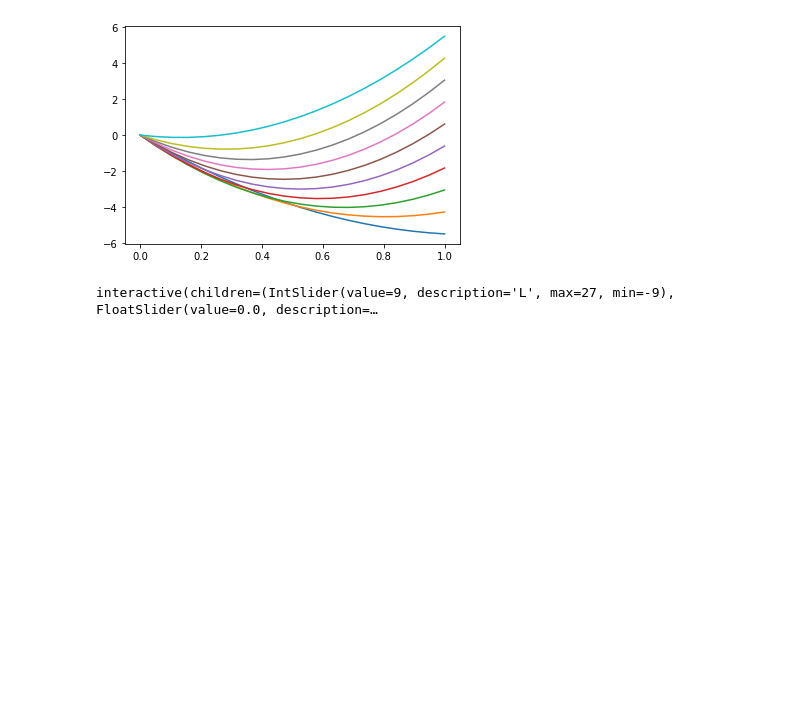
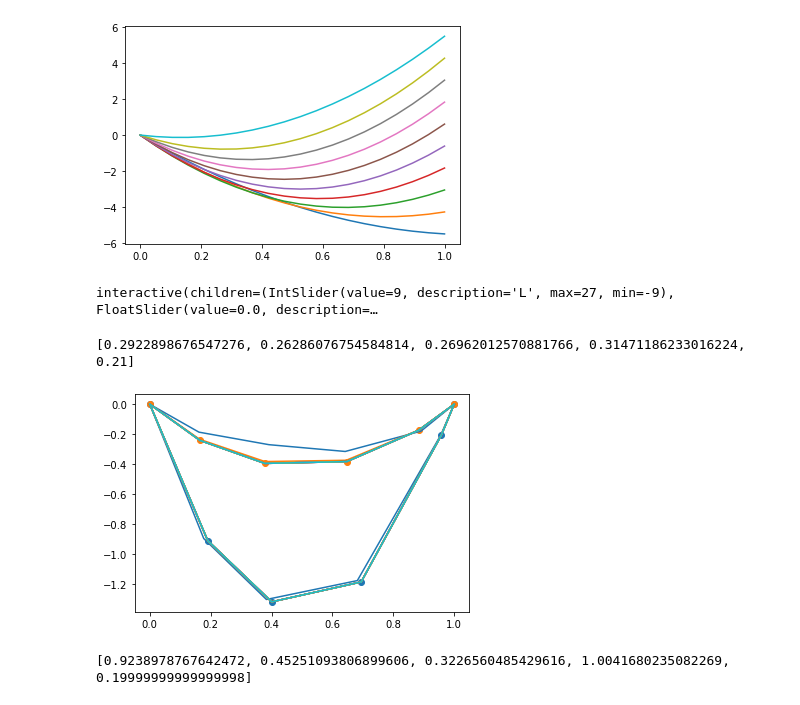
Before and after one commit to tunnelvr/tunnelvr, a Jupyter notebook: utilities/ropehangpolyapproximation.ipynb, the cells around one changed output. Cells and saved outputs as stored; diff of their text form; code cells hidden in the pictures; blank space fills up the shorter version.

```diff
--- a/utilities/ropehangpolyapproximation.ipynb
+++ b/utilities/ropehangpolyapproximation.ipynb
@@ -107,0 +140,49 @@ interactive(children=(IntSlider(value=9, description='L', max=27, min=-9), Float
+# %%
+from matplotlib import pyplot as plt
+
+ropeseglen = 0.21
+verletfriction = 0.9
+verletgravity = P2(0,-0.5)
+nverts = [ P2(x/5,0)  for x in range(0,6) ]
+old_nverts = nverts.copy()
+
+def verletprojstep():
+    for i in range(1, len(nverts)-1):
+        nvec = nverts[i] - old_nverts[i]
+        old_nverts[i] = nverts[i]
+        nverts[i] += nvec*verletfriction + verletgravity
+
+def verletpullstep():
+    for i in range(1, len(nverts)):
+        vec = nverts[i] - nverts[i-1]
+        vecleng = vec.Len()
+
+        h = 1.0 - ropeseglen/vecleng
+        if i == len(nverts)-1:
+            nverts[i-1] = nverts[i-1] + h*vec
+        elif i-1 == 0:
+            nverts[i] = nverts[i] - h*vec
+        else:
+            nverts[i-1] = nverts[i-1] + (h/2)*vec
+            nverts[i] = nverts[i] - (h/2)*vec
+
+
+
+for k in range(2):
+    for i in range(10):
+        for j in range(10):
+            verletprojstep()
+            verletpullstep()
+        plt.plot([v.u for v in nverts], [v.v for v in nverts])
+    verletgravity *= 0.1
+    plt.scatter([v.u for v in nverts], [v.v for v in nverts])
+
+
+print([(a-b).Len()  for a, b in zip(nverts, nverts[1:])])
+# %% [output]
+[0.2922898676547276, 0.26286076754584814, 0.26962012570881766, 0.31471186233016224, 0.21]
+[figure, added]
+# %%
+print([(a-b).Len()  for a, b in zip(nverts, nverts[1:])])
+# %% [output]
+[0.9238978767642472, 0.45251093806899606, 0.3226560485429616, 1.0041680235082269, 0.19999999999999998]
```
Also changed, not shown: parts of 5 cells of this notebook, 7 other files.
